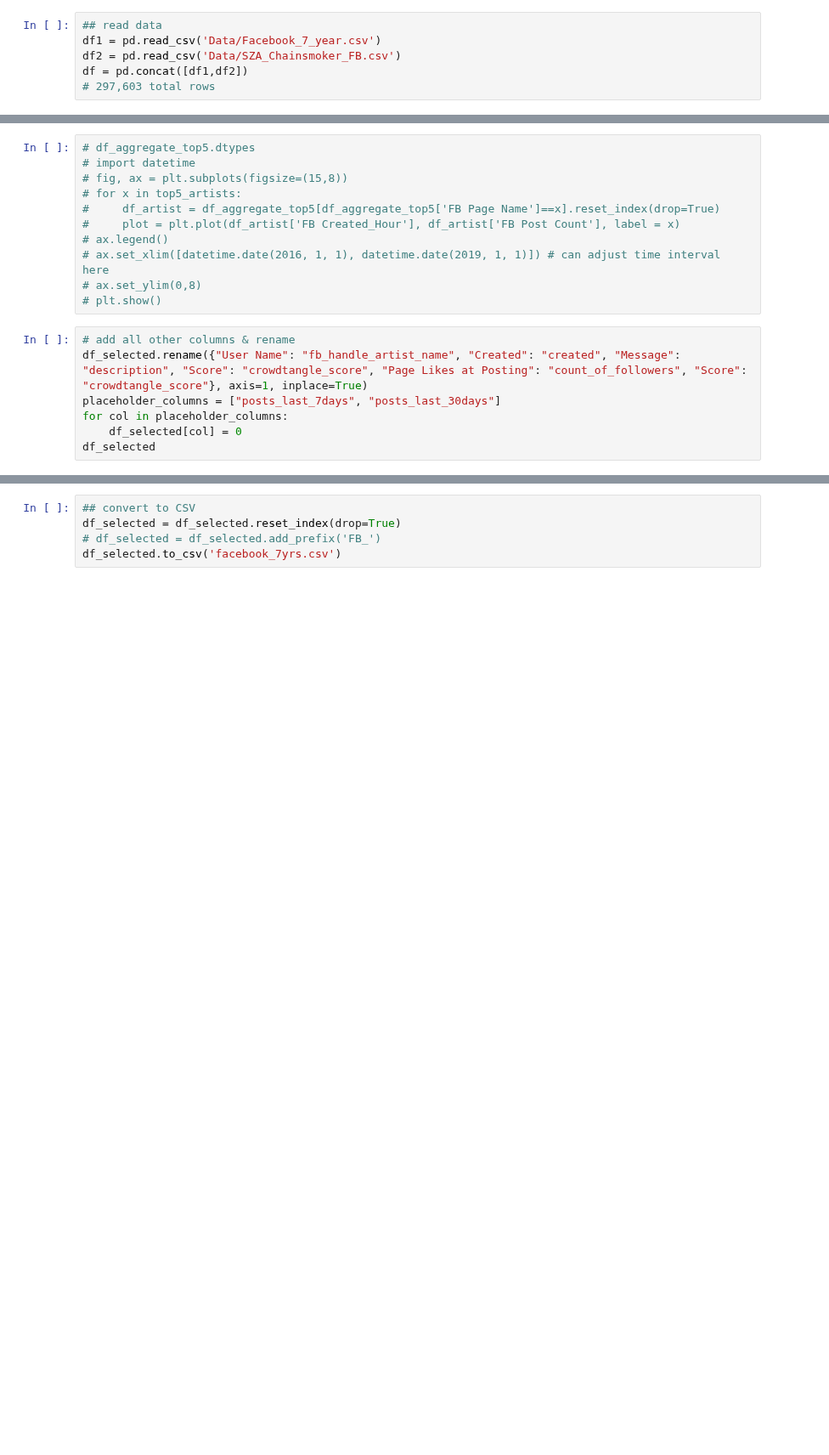
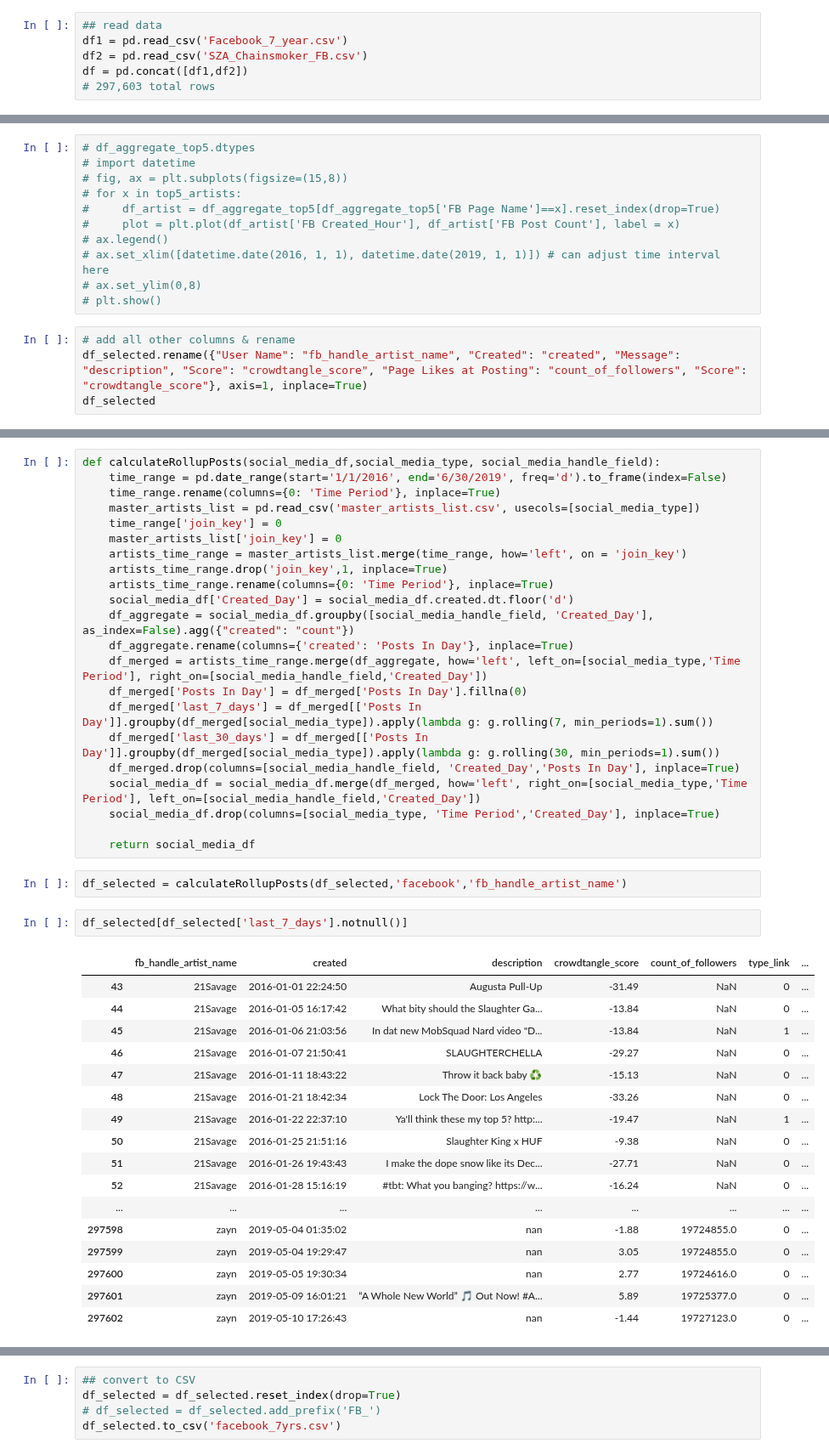
Before and after one commit to ghazalerfani/SocialMedia-Music, a Jupyter notebook: Facebook - EDA.ipynb, the cells around one changed output, grey strips where cells are left out. Shown at 85% size. Saved outputs shown, nothing was run; the diff lists cells and outputs as text; blank space fills up the shorter version.

Commit message:
Add files via upload
Added rollup logic

```diff
--- a/Facebook - EDA.ipynb
+++ b/Facebook - EDA.ipynb
@@ -7,8 +7,8 @@ plt.style.use('ggplot')
 %matplotlib inline
 # %%
 ## read data
-df1 = pd.read_csv('Data/Facebook_7_year.csv')
-df2 = pd.read_csv('Data/SZA_Chainsmoker_FB.csv')
+df1 = pd.read_csv('Facebook_7_year.csv')
+df2 = pd.read_csv('SZA_Chainsmoker_FB.csv')
 df = pd.concat([df1,df2])
 # 297,603 total rows
 # %%
@@ -207,9 +207,6 @@ df_selected = df_selected.drop(['Likes','Comments', 'Shares', 'Love', 'Wow', 'Ha
 # %%
 # add all other columns & rename
 df_selected.rename({"User Name": "fb_handle_artist_name", "Created": "created", "Message": "description", "Score": "crowdtangle_score", "Page Likes at Posting": "count_of_followers", "Score": "crowdtangle_score"}, axis=1, inplace=True)
-placeholder_columns = ["posts_last_7days", "posts_last_30days"]
-for col in placeholder_columns:
-    df_selected[col] = 0
 df_selected
 # %% [output]
 |  | fb_handle_artist_name | created | description | crowdtangle_score | count_of_followers | type_link | ... |
@@ -232,0 +230,44 @@ df_selected
+# %%
+def calculateRollupPosts(social_media_df,social_media_type, social_media_handle_field):
+    time_range = pd.date_range(start='1/1/2016', end='6/30/2019', freq='d').to_frame(index=False)
+    time_range.rename(columns={0: 'Time Period'}, inplace=True)
+    master_artists_list = pd.read_csv('master_artists_list.csv', usecols=[social_media_type])
+    time_range['join_key'] = 0
+    master_artists_list['join_key'] = 0
+    artists_time_range = master_artists_list.merge(time_range, how='left', on = 'join_key')
+    artists_time_range.drop('join_key',1, inplace=True)
+    artists_time_range.rename(columns={0: 'Time Period'}, inplace=True)
+    social_media_df['Created_Day'] = social_media_df.created.dt.floor('d')
+    df_aggregate = social_media_df.groupby([social_media_handle_field, 'Created_Day'], as_index=False).agg({"created": "count"})
+    df_aggregate.rename(columns={'created': 'Posts In Day'}, inplace=True)
+    df_merged = artists_time_range.merge(df_aggregate, how='left', left_on=[social_media_type,'Time Period'], right_on=[social_media_handle_field,'Created_Day'])
+    df_merged['Posts In Day'] = df_merged['Posts In Day'].fillna(0)
+    df_merged['last_7_days'] = df_merged[['Posts In Day']].groupby(df_merged[social_media_type]).apply(lambda g: g.rolling(7, min_periods=1).sum())
+    df_merged['last_30_days'] = df_merged[['Posts In Day']].groupby(df_merged[social_media_type]).apply(lambda g: g.rolling(30, min_periods=1).sum())
+    df_merged.drop(columns=[social_media_handle_field, 'Created_Day','Posts In Day'], inplace=True)
+    social_media_df = social_media_df.merge(df_merged, how='left', right_on=[social_media_type,'Time Period'], left_on=[social_media_handle_field,'Created_Day'])
+    social_media_df.drop(columns=[social_media_type, 'Time Period','Created_Day'], inplace=True)
+
+    return social_media_df
+# %%
+df_selected = calculateRollupPosts(df_selected,'facebook','fb_handle_artist_name')
+# %%
+df_selected[df_selected['last_7_days'].notnull()]
+# %% [output]
+|  | fb_handle_artist_name | created | description | crowdtangle_score | count_of_followers | type_link | ... |
+| 43 | 21Savage | 2016-01-01 22:24:50 | Augusta Pull-Up | -31.49 | NaN | 0 | ... |
+| 44 | 21Savage | 2016-01-05 16:17:42 | What bity should the Slaughter Ga... | -13.84 | NaN | 0 | ... |
+| 45 | 21Savage | 2016-01-06 21:03:56 | In dat new MobSquad Nard video "D... | -13.84 | NaN | 1 | ... |
+| 46 | 21Savage | 2016-01-07 21:50:41 | SLAUGHTERCHELLA | -29.27 | NaN | 0 | ... |
+| 47 | 21Savage | 2016-01-11 18:43:22 | Throw it back baby ♻️ | -15.13 | NaN | 0 | ... |
+| 48 | 21Savage | 2016-01-21 18:42:34 | Lock The Door: Los Angeles | -33.26 | NaN | 0 | ... |
+| 49 | 21Savage | 2016-01-22 22:37:10 | Ya'll think these my top 5? http:... | -19.47 | NaN | 1 | ... |
+| 50 | 21Savage | 2016-01-25 21:51:16 | Slaughter King x HUF | -9.38 | NaN | 0 | ... |
+| 51 | 21Savage | 2016-01-26 19:43:43 | I make the dope snow like its Dec... | -27.71 | NaN | 0 | ... |
+| 52 | 21Savage | 2016-01-28 15:16:19 | #tbt: What you banging? https://w... | -16.24 | NaN | 0 | ... |
+| ... | ... | ... | ... | ... | ... | ... | ... |
+| 297598 | zayn | 2019-05-04 01:35:02 | nan | -1.88 | 19724855.0 | 0 | ... |
+| 297599 | zayn | 2019-05-04 19:29:47 | nan | 3.05 | 19724855.0 | 0 | ... |
+| 297600 | zayn | 2019-05-05 19:30:34 | nan | 2.77 | 19724616.0 | 0 | ... |
+| 297601 | zayn | 2019-05-09 16:01:21 | “A Whole New World” 🎵 Out Now! #A... | 5.89 | 19725377.0 | 0 | ... |
+| 297602 | zayn | 2019-05-10 17:26:43 | nan | -1.44 | 19727123.0 | 0 | ... |
```
Also changed, not shown: parts of 2 cells of this notebook.
